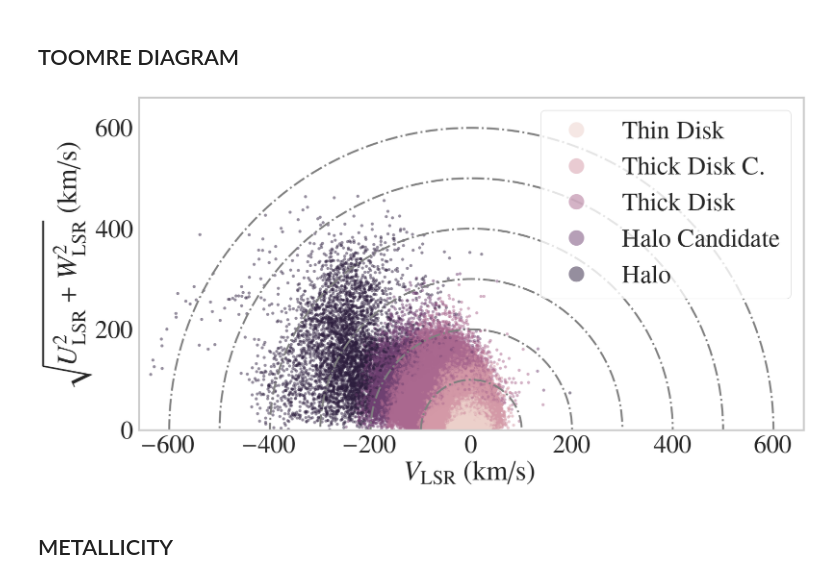
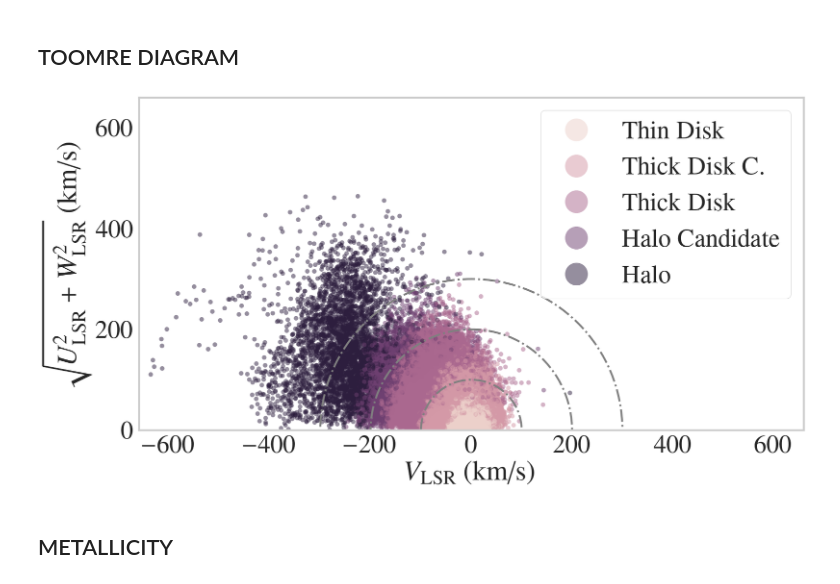
Before and after one commit to ChrisBoettner/plato, a Jupyter notebook: notebooks/04_stellar_sample.ipynb, the cells around one changed output. Drawn from its saved outputs; the diff is of its cells as text; code cells hidden in the pictures.

```diff
--- a/notebooks/04_stellar_sample.ipynb
+++ b/notebooks/04_stellar_sample.ipynb
@@ -77,35 +77,36 @@ toomre_scatterplot = sns.scatterplot(
     palette=get_palette(n_colors=5),
     alpha=0.5,
     linewidth=0,
     rasterized=True,
+    s=50,
 )
 toomre_scatterplot.set_xlim(-660, 660)
 toomre_scatterplot.set_ylim(0, 660)
 
-for radius in (100, 200, 300, 400, 500, 600):
+for radius in (100, 200, 300):
     circle = Circle(
         (0, 0),
         radius,
         color="grey",
         linestyle="-.",
         linewidth=3,
         fill=False,
     )
     toomre_scatterplot.add_patch(circle)
 toomre_scatterplot.set_aspect("equal")
 
 toomre_scatterplot.grid(False)
 toomre_scatterplot.legend(markerscale=5)
 toomre_scatterplot.set_xlabel(r"$V_\mathrm{LSR}$ (km/s)")
 toomre_scatterplot.set_ylabel(r"$\sqrt{U_\mathrm{LSR}^2 + W_\mathrm{LSR}^2}$ (km/s)")
 
 FigureProcessor(toomre_scatterplot).save(
     "toomre_scatterplot.pdf",
     figure_directory=figure_directory,
     save=save,
 )
 # %% [output]
-[figure, old version]
+[figure, new version]
 # %% [markdown]
 ## METALLICITY
 # %%
```
Also changed, not shown: parts of 4 cells of this notebook, 36 other files.
